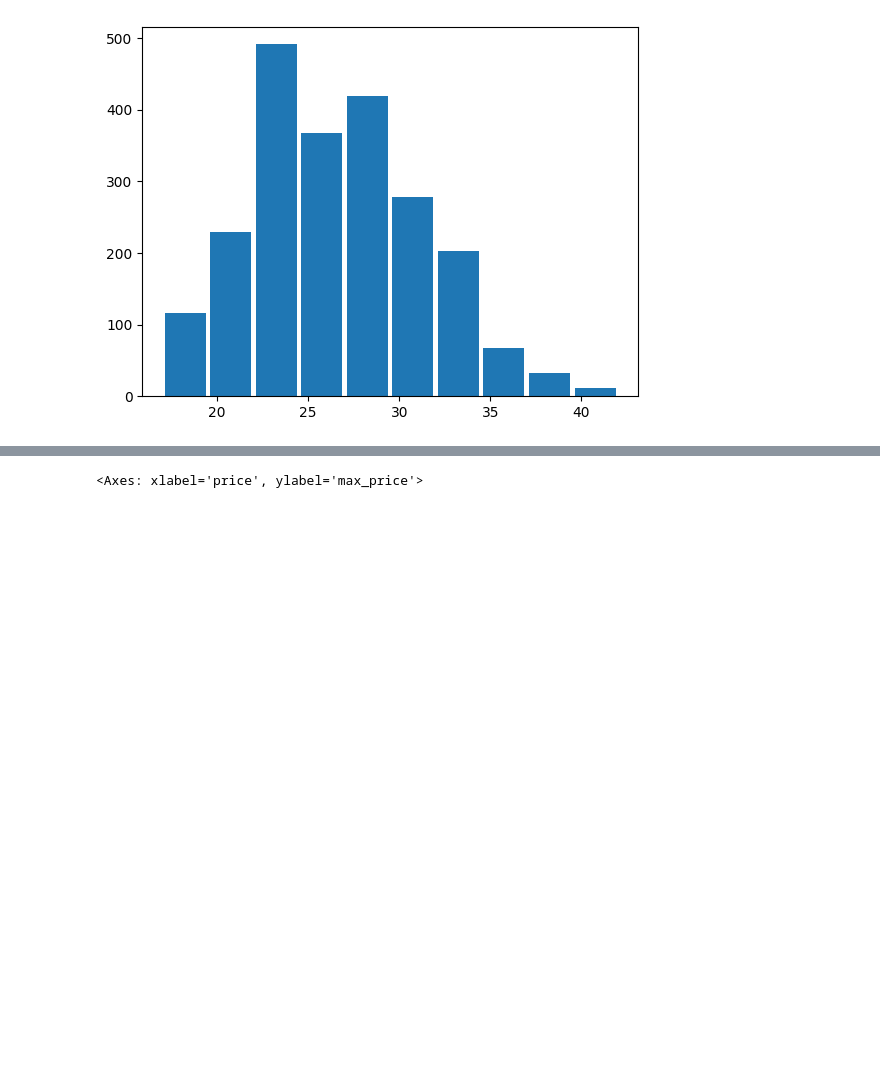
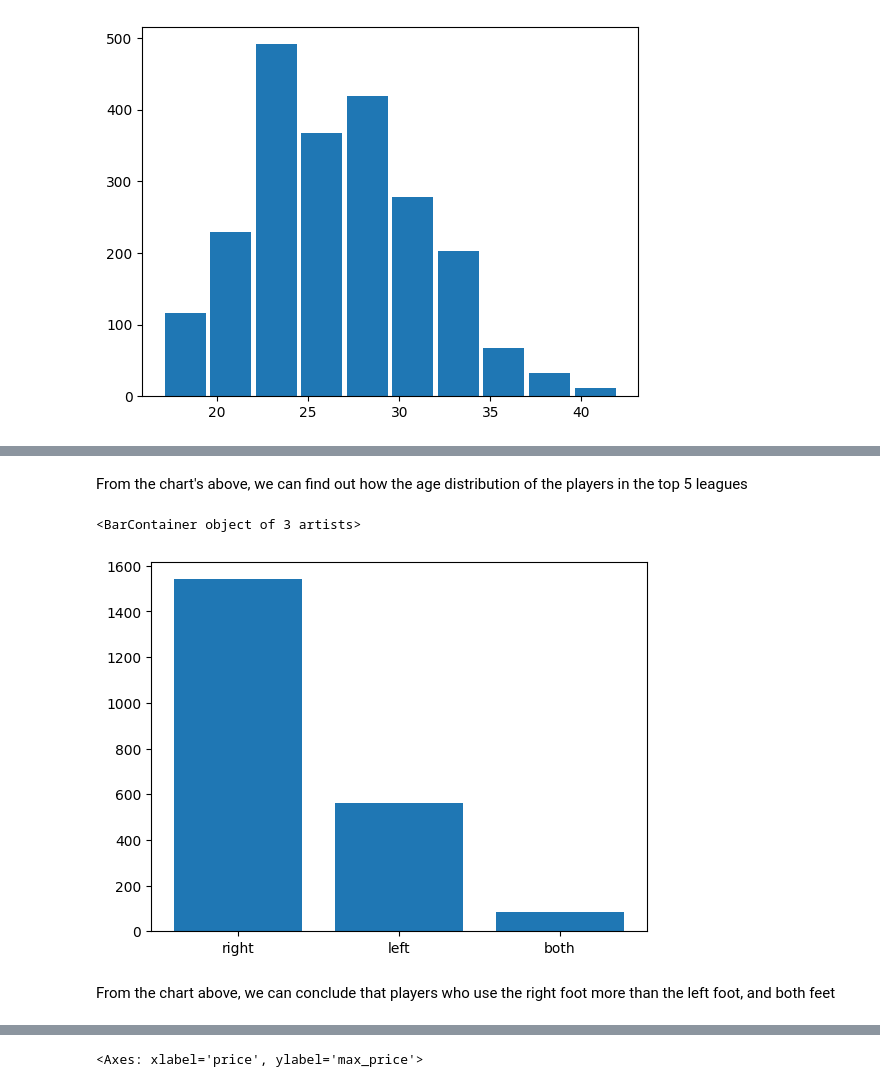
Before and after one commit to JayaWinata/Football-EDA, a Jupyter notebook: Football_EDA.ipynb, the cells around one changed output, grey strips where cells are left out. Drawn from its saved outputs; the diff is of its cells as text; code cells hidden in the pictures; blank space fills up the shorter version.

```diff
--- a/Football_EDA.ipynb
+++ b/Football_EDA.ipynb
@@ -92,3 +117,12 @@ plt.show()
+# %% [markdown]
+From the chart's above, we can find out how the age distribution of the players in the top 5 leagues
+# %%
+plt.bar(x=df.foot.value_counts().index,height=df.foot.value_counts())
+# %% [output]
+<BarContainer object of 3 artists>
+[figure, added]
+# %% [markdown]
+From the chart above, we can conclude that players who use the right foot more than the left foot, and both feet
 # %%
 numeric_df = df[['age','height','price','max_price']]
 numeric_df
```
Also changed, not shown: parts of 18 cells of this notebook.
